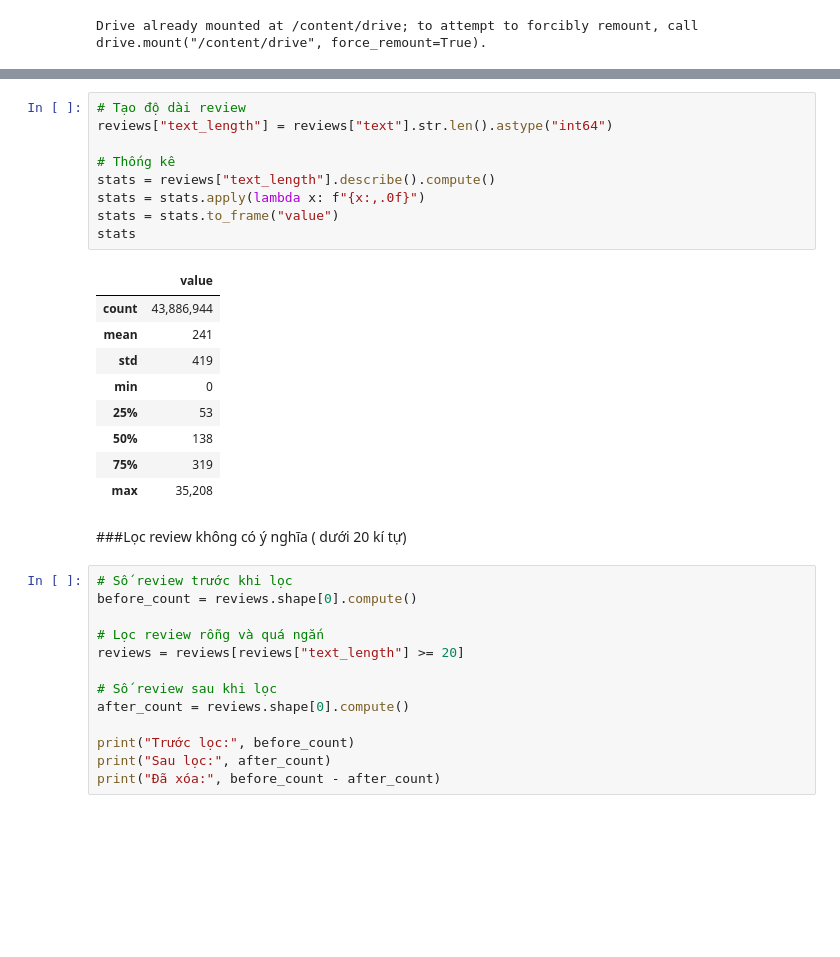
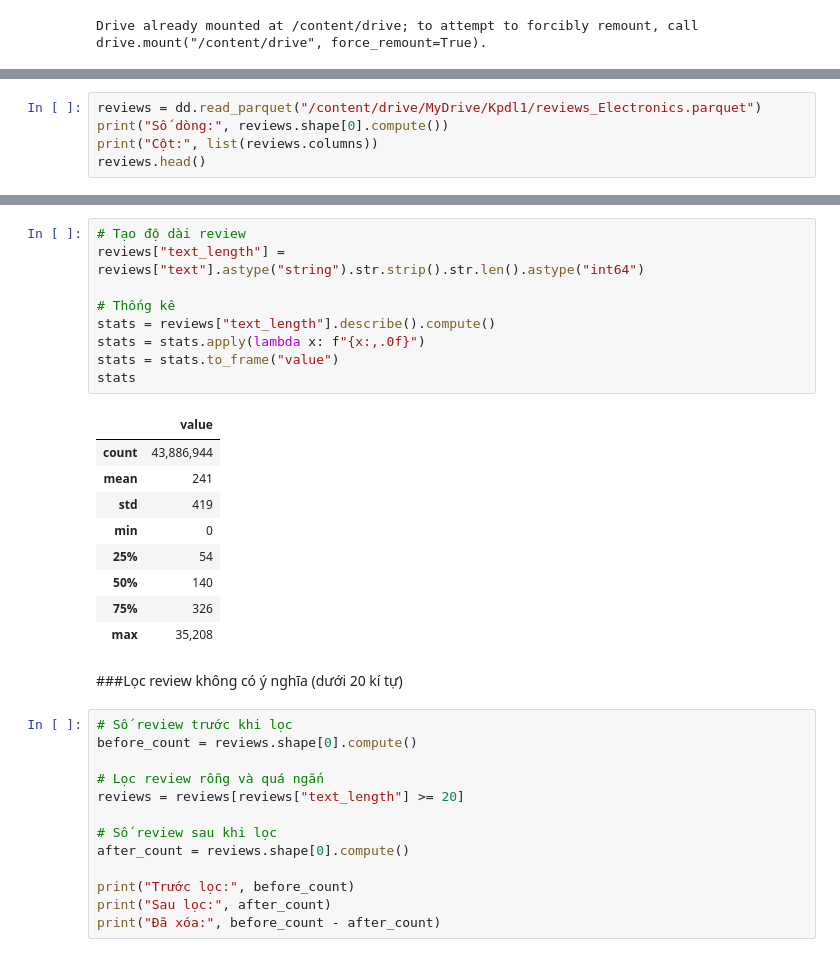
Before and after one commit to OuyangXuelili/BigData, a Jupyter notebook: lam_sach_data.ipynb, the cells around one changed output, grey strips where cells are left out. Cells and saved outputs as stored; diff of their text form; blank space fills up the shorter version.

```diff
--- a/lam_sach_data.ipynb
+++ b/lam_sach_data.ipynb
@@ -56,0 +42,5 @@ timestamp              0
+# %%
+reviews = dd.read_parquet("/content/drive/MyDrive/Kpdl1/reviews_Electronics.parquet")
+print("Số dòng:", reviews.shape[0].compute())
+print("Cột:", list(reviews.columns))
+reviews.head()
@@ -57,24 +77,24 @@ timestamp              0
 # %%
 # Tạo độ dài review
-reviews["text_length"] = reviews["text"].str.len().astype("int64")
+reviews["text_length"] = reviews["text"].astype("string").str.strip().str.len().astype("int64")
 
 # Thống kê
 stats = reviews["text_length"].describe().compute()
 stats = stats.apply(lambda x: f"{x:,.0f}")
 stats = stats.to_frame("value")
 stats
 # %% [output]
 |  | value |
 | count | 43,886,944 |
 | mean | 241 |
 | std | 419 |
 | min | 0 |
-| 25% | 53 |
-| 50% | 138 |
-| 75% | 319 |
+| 25% | 54 |
+| 50% | 140 |
+| 75% | 326 |
 | max | 35,208 |
 # %% [markdown]
-###Lọc review không có ý nghĩa ( dưới 20 kí tự)
+###Lọc review không có ý nghĩa (dưới 20 kí tự)
 # %%
 # Số review trước khi lọc
 before_count = reviews.shape[0].compute()
```
Also changed, not shown: parts of 36 cells of this notebook.
